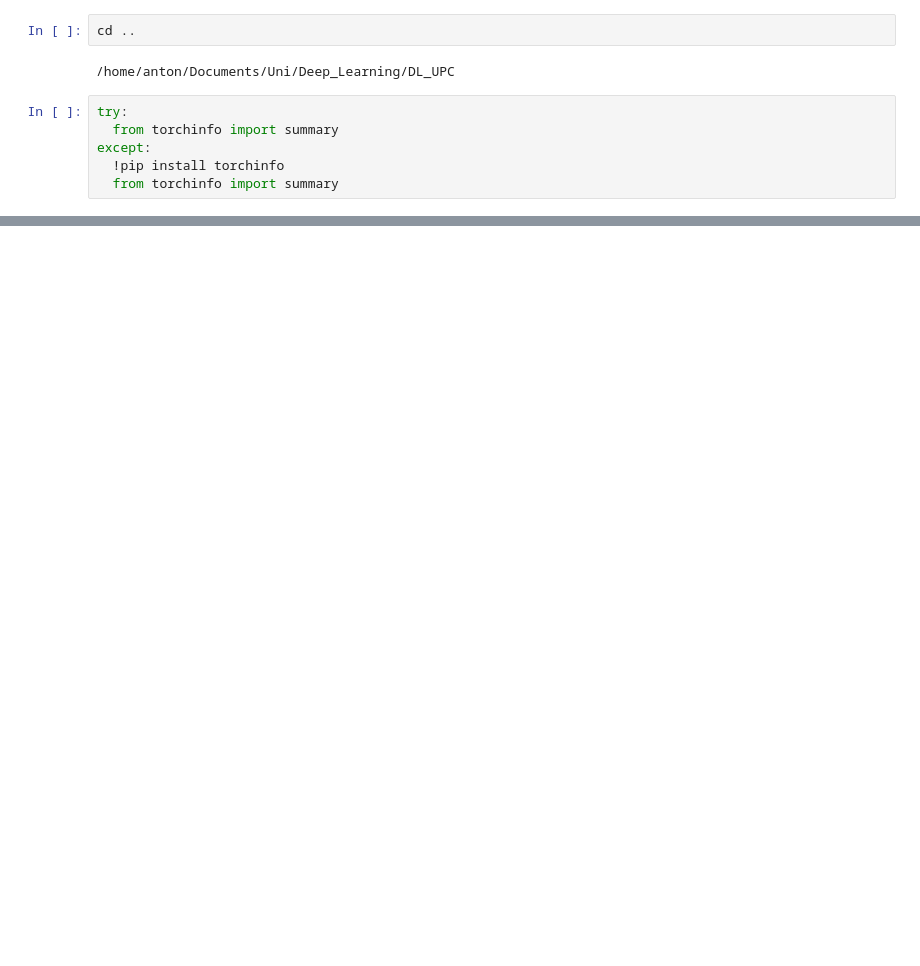
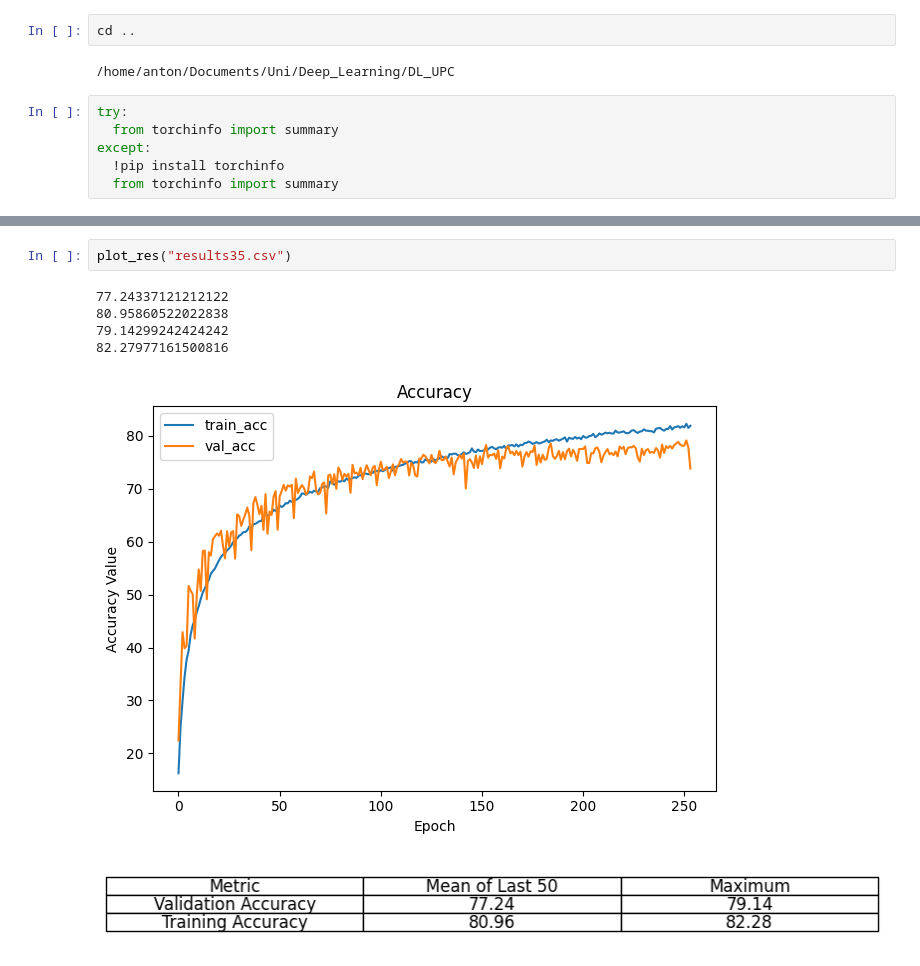
Before and after one commit to Anton123567/DL_UPC, a Jupyter notebook: results_all/Untitled1.ipynb, the cells around one changed output, grey strips where cells are left out. Drawn from its saved outputs; the diff is of its cells as text; blank space fills up the shorter version.

```diff
--- a/results_all/Untitled1.ipynb
+++ b/results_all/Untitled1.ipynb
@@ -80,0 +105,9 @@ Estimated Total Size (MB): 23.45
+# %%
+plot_res("results35.csv")
+# %% [output]
+77.24337121212122
+80.95860522022838
+79.14299242424242
+82.27977161500816
+[figure, added]
+[figure, added]
```
Also changed, not shown: parts of 7 cells of this notebook.
